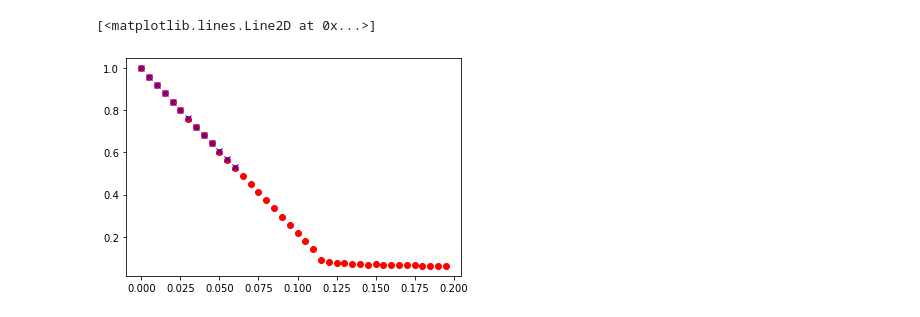
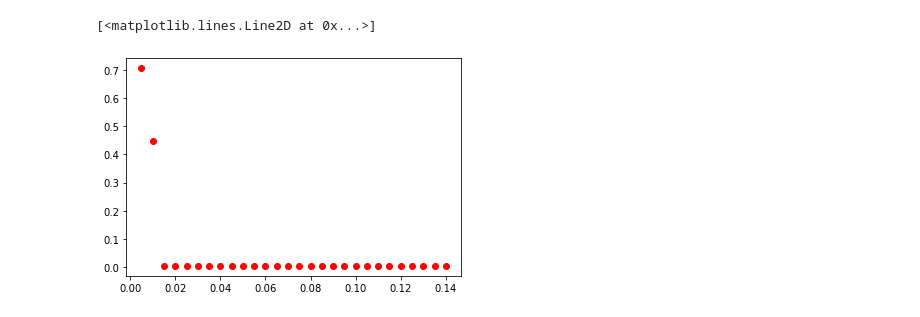
Before and after one commit to larstors/BA, a Jupyter notebook: code_from_richard/lars_sim/Data/motility/test.ipynb, the cells around one changed output. Drawn from its saved outputs; the diff is of its cells as text; code cells hidden in the pictures.

```diff
--- a/code_from_richard/lars_sim/Data/motility/test.ipynb
+++ b/code_from_richard/lars_sim/Data/motility/test.ipynb
@@ -16,10 +18,10 @@ plt.plot(t_t[:, 0], t_t[:, 1], "bx")
-# %%
-t = np.genfromtxt("hexagonal_perc_3.txt")
-t_t = np.genfromtxt("hexagonal_perc_testing_3.txt")
-
-
-plt.plot(t[:, 0], t[:, 1], "ro")
-plt.plot(t_t[:, 0], t_t[:, 1], "bx")
-# %% [output]
-[<matplotlib.lines.Line2D at 0x...>]
-[figure, removed]
+# %%
+t = np.genfromtxt("triangular_perc_2.txt")
+
+k = 39
+n=1
+
+plt.plot(t[k*n:k*(n+1), 0], t[k*n:k*(n+1), 1], "ro")
+# %% [output]
+[<matplotlib.lines.Line2D at 0x...>]
+[figure, added]
```
Also changed, not shown: parts of 2 cells of this notebook, 9 other files.
